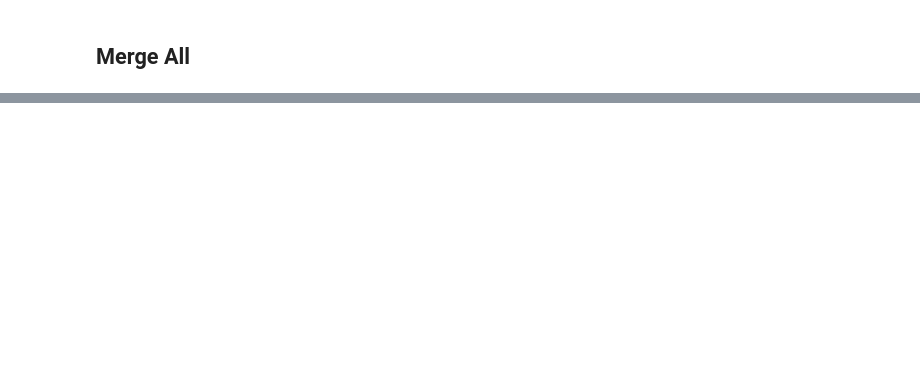
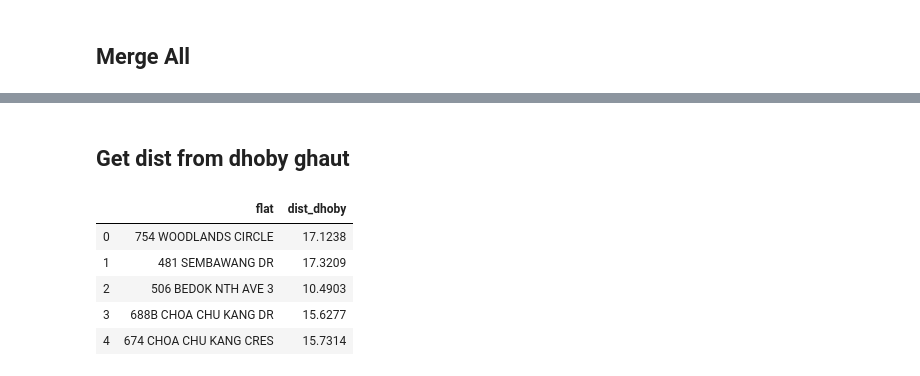
Before and after one commit to teyang-lau/HDB_Resale_Prices, a Jupyter notebook: get_coordinates.ipynb, the cells around one changed output, grey strips where cells are left out. Drawn from its saved outputs; the diff is of its cells as text; code cells hidden in the pictures; blank space fills up the shorter version.

```diff
--- a/get_coordinates.ipynb
+++ b/get_coordinates.ipynb
@@ -459,3 +494,20 @@ flat_amenities.head()
 | 4 | 674 CHOA CHU KANG CRES | Unity Primary School | 0.140389 | 4 | Blks 20/21 Marsiling Lane | 5.70949 | 0 | 1.38207 | ... |
 # %%
 flat_amenities.to_csv('Data/flat_amenities.csv', index=False)
+# %% [markdown]
+## Get dist from dhoby ghaut
+# %%
+flat_coord = pd.read_csv('Data/flat_coordinates.csv')
+flat_coord = flat_coord[['address','LATITUDE','LONGITUDE']]
+
+dist_dhoby = dist_from_location(flat_coord, (1.299308, 103.845285))
+dist_dhoby = pd.DataFrame.from_dict(dist_dhoby).T
+dist_dhoby = dist_dhoby.rename(columns={0: 'flat', 1: 'dist_dhoby'}).reset_index().drop(['index'], axis=1)
+dist_dhoby.head()
+# %% [output]
+|  | flat | dist_dhoby |
+| 0 | 754 WOODLANDS CIRCLE | 17.1238 |
+| 1 | 481 SEMBAWANG DR | 17.3209 |
+| 2 | 506 BEDOK NTH AVE 3 | 10.4903 |
+| 3 | 688B CHOA CHU KANG DR | 15.6277 |
+| 4 | 674 CHOA CHU KANG CRES | 15.7314 |
```
Also changed, not shown: parts of 5 cells of this notebook.
